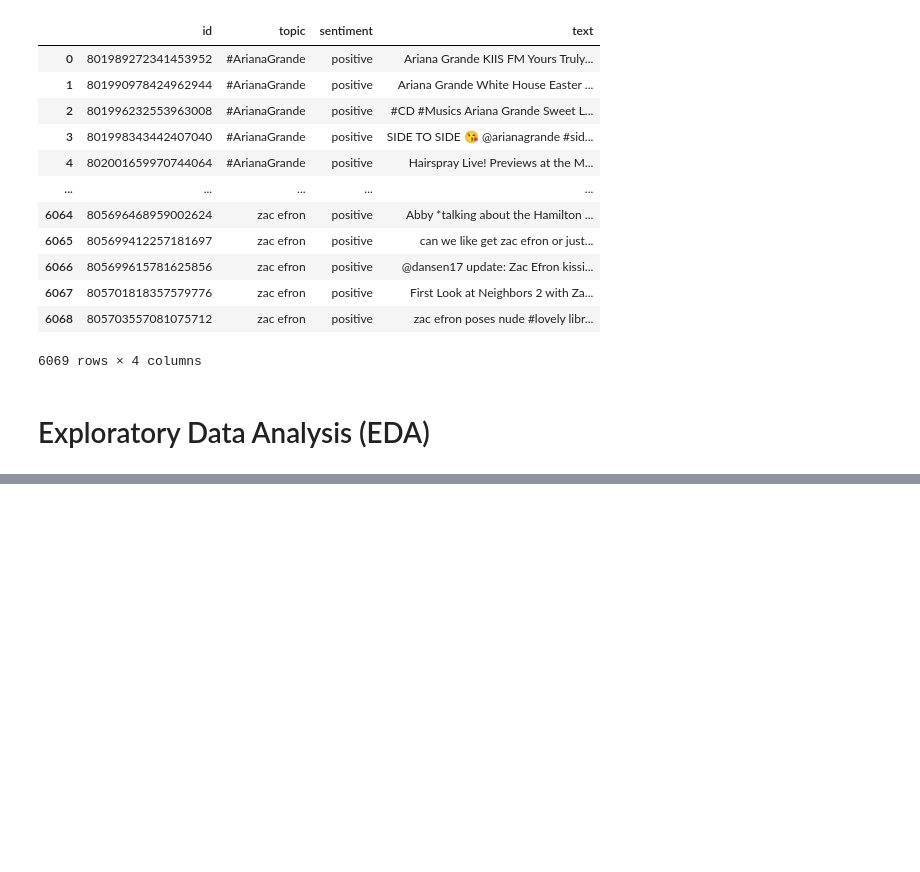
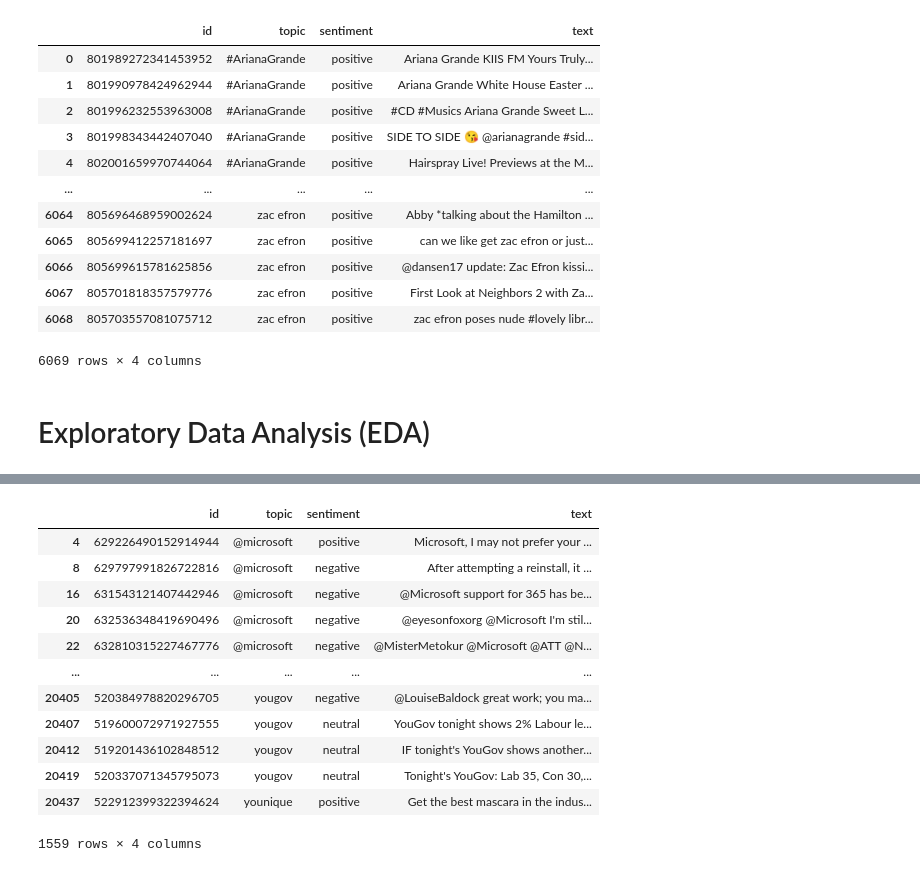
Before and after one commit to donyeun/AMLSII_19-20_SN18154195, a Jupyter notebook: AMLS_II.ipynb, the cells around one changed output, grey strips where cells are left out. Drawn from its saved outputs; the diff is of its cells as text; code cells hidden in the pictures; blank space fills up the shorter version.

```diff
--- a/AMLS_II.ipynb
+++ b/AMLS_II.ipynb
@@ -181,0 +270,16 @@ task_b_test_df
+# %%
+task_b_train_df[task_b_train_df['text'].str.contains('not')]
+# %% [output]
+|  | id | topic | sentiment | text |
+| 4 | 629226490152914944 | @microsoft | positive | Microsoft, I may not prefer your ... |
+| 8 | 629797991826722816 | @microsoft | negative | After attempting a reinstall, it ... |
+| 16 | 631543121407442946 | @microsoft | negative | @Microsoft support for 365 has be... |
+| 20 | 632536348419690496 | @microsoft | negative | @eyesonfoxorg @Microsoft I'm stil... |
+| 22 | 632810315227467776 | @microsoft | negative | @MisterMetokur @Microsoft @ATT @N... |
+| ... | ... | ... | ... | ... |
+| 20405 | 520384978820296705 | yougov | negative | @LouiseBaldock great work; you ma... |
+| 20407 | 519600072971927555 | yougov | neutral | YouGov tonight shows 2% Labour le... |
+| 20412 | 519201436102848512 | yougov | neutral | IF tonight's YouGov shows another... |
+| 20419 | 520337071345795073 | yougov | neutral | Tonight's YouGov: Lab 35, Con 30,... |
+| 20437 | 522912399322394624 | younique | positive | Get the best mascara in the indus... |
+1559 rows × 4 columns
```
Also changed, not shown: parts of 13 cells of this notebook.
